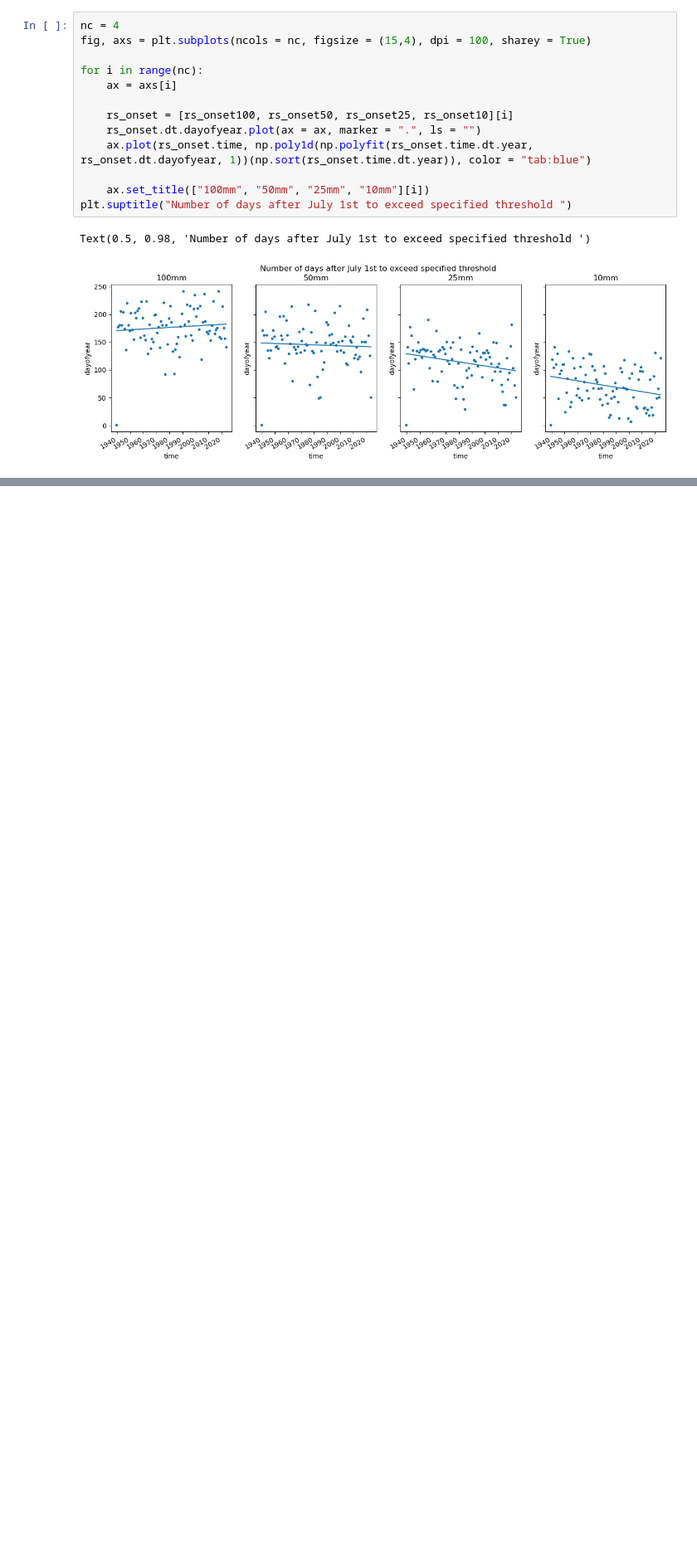
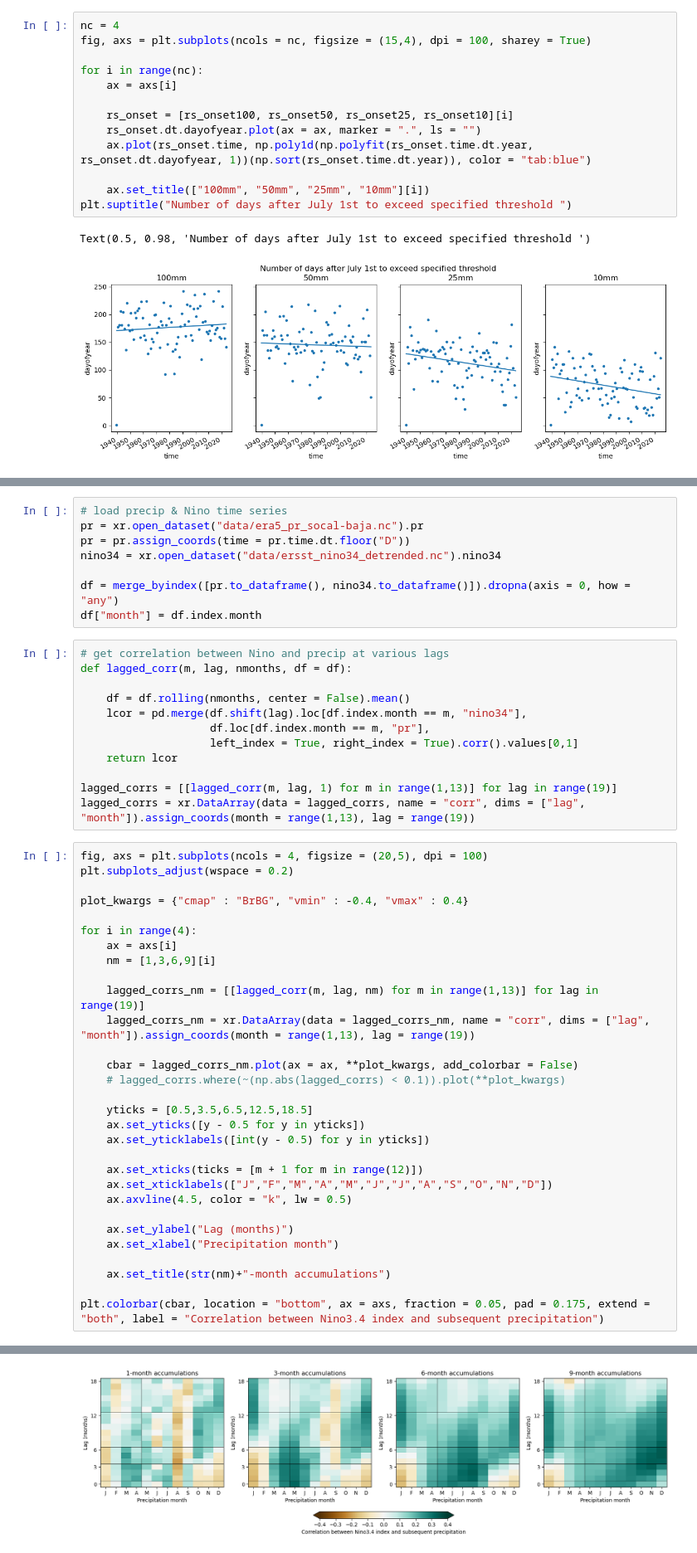
Before and after one commit to clairbarnes/wwa-current, a Jupyter notebook: 25-01_california-wildfires/cali-fires_1P_exploratory.ipynb, the cells around one changed output, grey strips where cells are left out. Shown at 83% size. Saved outputs shown, nothing was run; the diff lists cells and outputs as text; blank space fills up the shorter version.

```diff
--- a/25-01_california-wildfires/cali-fires_1P_exploratory.ipynb
+++ b/25-01_california-wildfires/cali-fires_1P_exploratory.ipynb
@@ -245,0 +261,51 @@ Rainy season starts after a certain amount of precip has accumulated
+# %%
+# load precip & Nino time series
+pr = xr.open_dataset("data/era5_pr_socal-baja.nc").pr
+pr = pr.assign_coords(time = pr.time.dt.floor("D"))
+nino34 = xr.open_dataset("data/ersst_nino34_detrended.nc").nino34
+
+df = merge_byindex([pr.to_dataframe(), nino34.to_dataframe()]).dropna(axis = 0, how = "any")
+df["month"] = df.index.month
+# %%
+# get correlation between Nino and precip at various lags
+def lagged_corr(m, lag, nmonths, df = df):
+
+    df = df.rolling(nmonths, center = False).mean()
+    lcor = pd.merge(df.shift(lag).loc[df.index.month == m, "nino34"],
+                    df.loc[df.index.month == m, "pr"],
+                    left_index = True, right_index = True).corr().values[0,1]
+    return lcor
+
+lagged_corrs = [[lagged_corr(m, lag, 1) for m in range(1,13)] for lag in range(19)]
+lagged_corrs = xr.DataArray(data = lagged_corrs, name = "corr", dims = ["lag", "month"]).assign_coords(month = range(1,13), lag = range(19))
+# %%
+fig, axs = plt.subplots(ncols = 4, figsize = (20,5), dpi = 100)
+plt.subplots_adjust(wspace = 0.2)
+
+plot_kwargs = {"cmap" : "BrBG", "vmin" : -0.4, "vmax" : 0.4}
+
+for i in range(4):
+    ax = axs[i]
+    nm = [1,3,6,9][i]
+
+    lagged_corrs_nm = [[lagged_corr(m, lag, nm) for m in range(1,13)] for lag in range(19)]
+    lagged_corrs_nm = xr.DataArray(data = lagged_corrs_nm, name = "corr", dims = ["lag", "month"]).assign_coords(month = range(1,13), lag = range(19))
+
+    cbar = lagged_corrs_nm.plot(ax = ax, **plot_kwargs, add_colorbar = False)
+    # lagged_corrs.where(~(np.abs(lagged_corrs) < 0.1)).plot(**plot_kwargs)
+
+    yticks = [0.5,3.5,6.5,12.5,18.5]
+    ax.set_yticks([y - 0.5 for y in yticks])
+    ax.set_yticklabels([int(y - 0.5) for y in yticks])
+
+    ax.set_xticks(ticks = [m + 1 for m in range(12)])
+    ax.set_xticklabels(["J","F","M","A","M","J","J","A","S","O","N","D"])
+    ax.axvline(4.5, color = "k", lw = 0.5)
+
+    ax.set_ylabel("Lag (months)")
+    ax.set_xlabel("Precipitation month")
+
+    ax.set_title(str(nm)+"-month accumulations")
+
+plt.colorbar(cbar, location = "bottom", ax = axs, fraction = 0.05, pad = 0.175, extend = "both", label = "Correlation between Nino3.4 index and subsequent precipitation")
+# %% [output]
@@ -245,0 +313 @@ Rainy season starts after a certain amount of precip has accumulated
+[figure, added]
```
Also changed, not shown: parts of 20 cells of this notebook, 1 other file.
